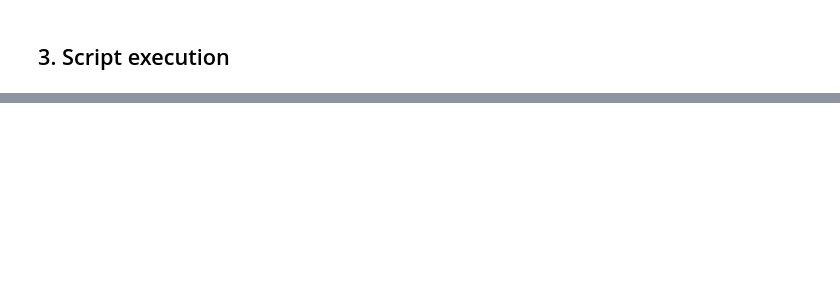
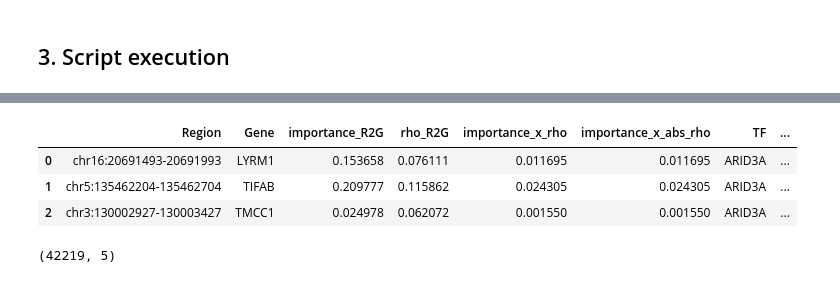
Before and after one commit to emvg/greta, a Jupyter notebook: notes_scenic+/notes_scenicplus.ipynb, the cells around one changed output, grey strips where cells are left out. Drawn from its saved outputs; the diff is of its cells as text; code cells hidden in the pictures; blank space fills up the shorter version.

Commit message:
finish complete Scenic+ exec

```diff
--- a/notes_scenic+/notes_scenicplus.ipynb
+++ b/notes_scenic+/notes_scenicplus.ipynb
@@ -213,0 +383,5 @@ We now have all the inputs ready, we can run the main script `workflow/scripts/m
+# %%
+import pickle
+
+with open(f"{outdir}/cistopic_obj.pkl", "rb") as f:
+    cistopic_obj = pickle.load(f)
@@ -213,0 +500,8 @@ We now have all the inputs ready, we can run the main script `workflow/scripts/m
+# %%
+egrn = pd.read_csv(f"{outdir}/egrn.tsv", sep="\t")
+egrn.head(3)
+# %% [output]
+|  | Region | Gene | importance_R2G | rho_R2G | importance_x_rho | importance_x_abs_rho | TF | ... |
+| 0 | chr16:20691493-20691993 | LYRM1 | 0.153658 | 0.076111 | 0.011695 | 0.011695 | ARID3A | ... |
+| 1 | chr5:135462204-135462704 | TIFAB | 0.209777 | 0.115862 | 0.024305 | 0.024305 | ARID3A | ... |
+| 2 | chr3:130002927-130003427 | TMCC1 | 0.024978 | 0.062072 | 0.001550 | 0.001550 | ARID3A | ... |
@@ -213,0 +510,5 @@ We now have all the inputs ready, we can run the main script `workflow/scripts/m
+# %%
+mdl_df = pd.read_csv(f"{path}/o_scenicplus.o_scenicplus.o_scenicplus.o_scenicplus.mdl.csv")
+mdl_df.shape
+# %% [output]
+(42219, 5)
```
Also changed, not shown: parts of 48 cells of this notebook.
